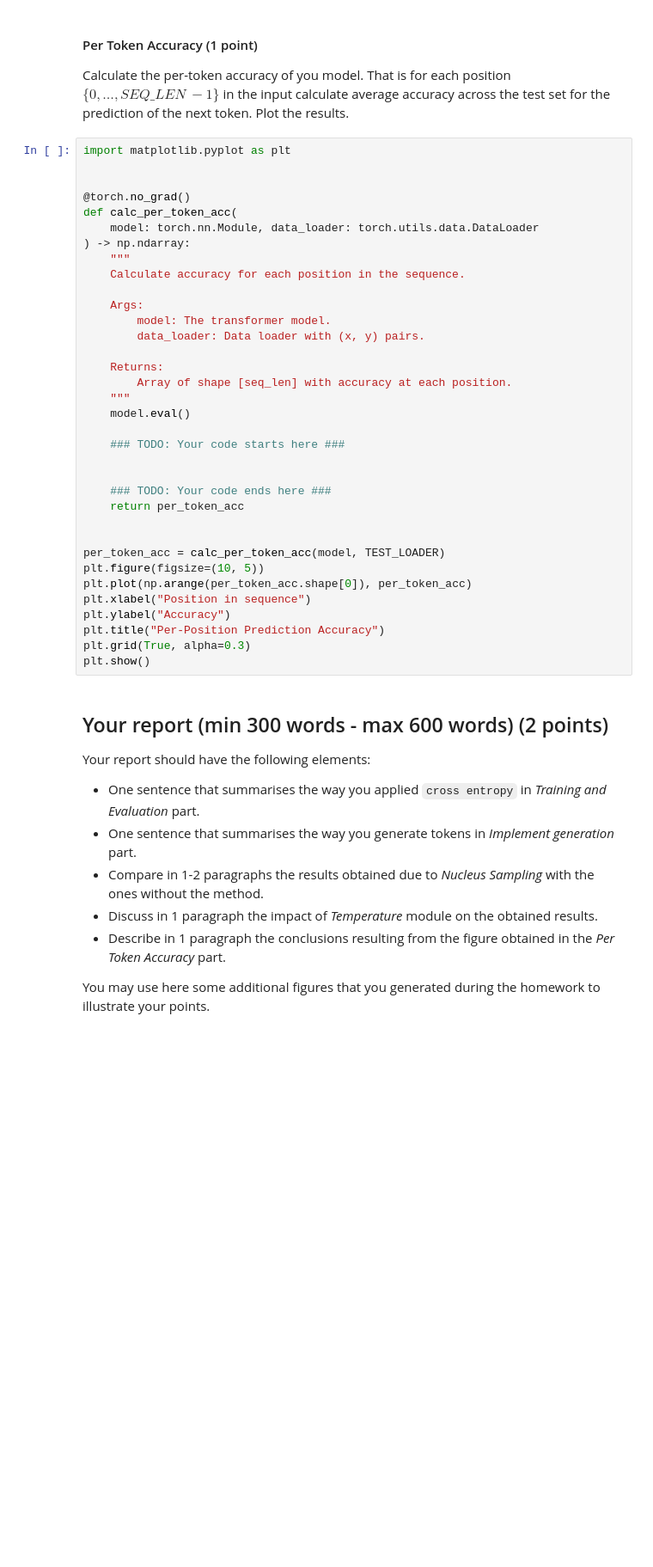
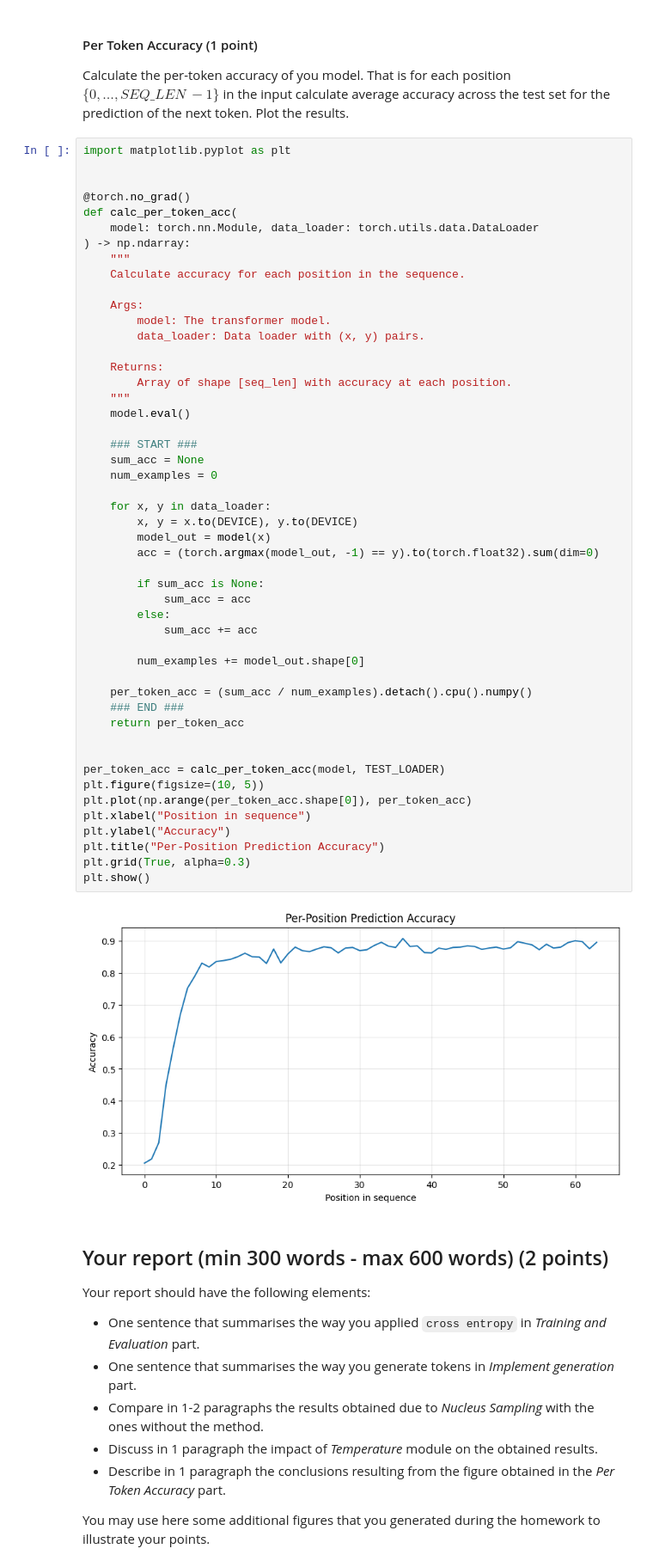
Before and after one commit to wkotala/DNN-HW3, a Jupyter notebook: hw_3_gpt_oss-student.ipynb, the cells around one changed output. Shown at 86% size. Cells and saved outputs as stored; diff of their text form; blank space fills up the shorter version.

Commit message:
per-token accuracy

```diff
--- a/hw_3_gpt_oss-student.ipynb
+++ b/hw_3_gpt_oss-student.ipynb
@@ -1740,35 +1740,51 @@ import matplotlib.pyplot as plt
 
 @torch.no_grad()
 def calc_per_token_acc(
     model: torch.nn.Module, data_loader: torch.utils.data.DataLoader
 ) -> np.ndarray:
     """
     Calculate accuracy for each position in the sequence.
 
     Args:
         model: The transformer model.
         data_loader: Data loader with (x, y) pairs.
 
     Returns:
         Array of shape [seq_len] with accuracy at each position.
     """
     model.eval()
 
-    ### TODO: Your code starts here ###
+    ### START ###
+    sum_acc = None
+    num_examples = 0
 
+    for x, y in data_loader:
+        x, y = x.to(DEVICE), y.to(DEVICE)
+        model_out = model(x)
+        acc = (torch.argmax(model_out, -1) == y).to(torch.float32).sum(dim=0)
 
-    ### TODO: Your code ends here ###
+        if sum_acc is None:
+            sum_acc = acc
+        else:
+            sum_acc += acc
+
+        num_examples += model_out.shape[0]
+
+    per_token_acc = (sum_acc / num_examples).detach().cpu().numpy()
+    ### END ###
     return per_token_acc
 
 
 per_token_acc = calc_per_token_acc(model, TEST_LOADER)
 plt.figure(figsize=(10, 5))
 plt.plot(np.arange(per_token_acc.shape[0]), per_token_acc)
 plt.xlabel("Position in sequence")
 plt.ylabel("Accuracy")
 plt.title("Per-Position Prediction Accuracy")
 plt.grid(True, alpha=0.3)
 plt.show()
+# %% [output]
+[figure, added]
 # %% [markdown]
 ## Your report (min 300 words - max 600 words) (2 points)
 
```
